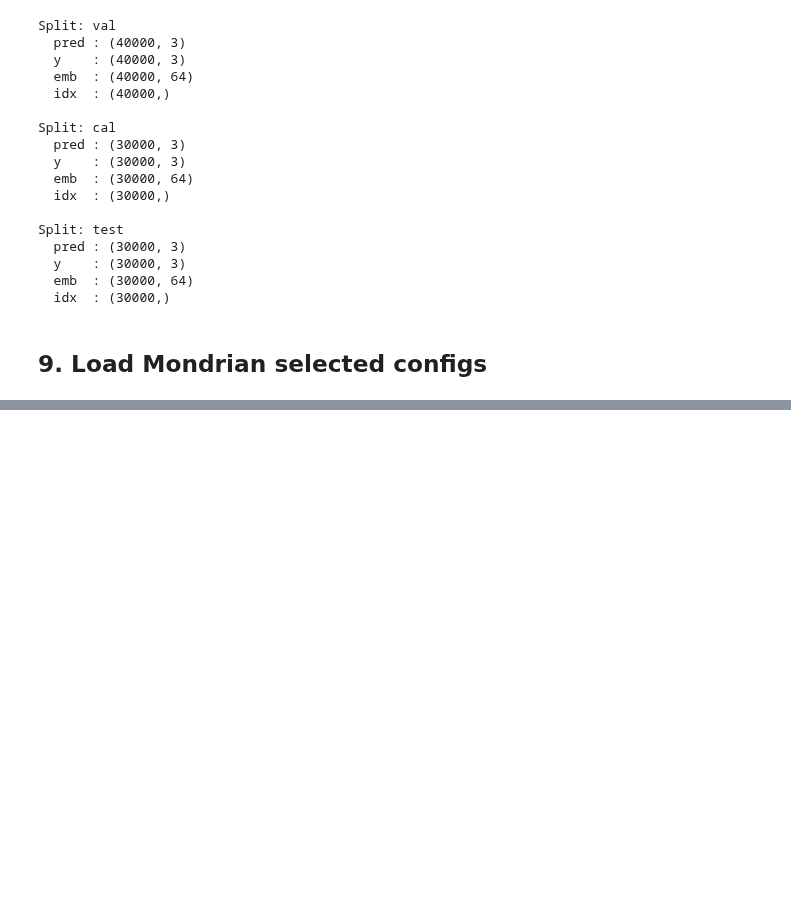
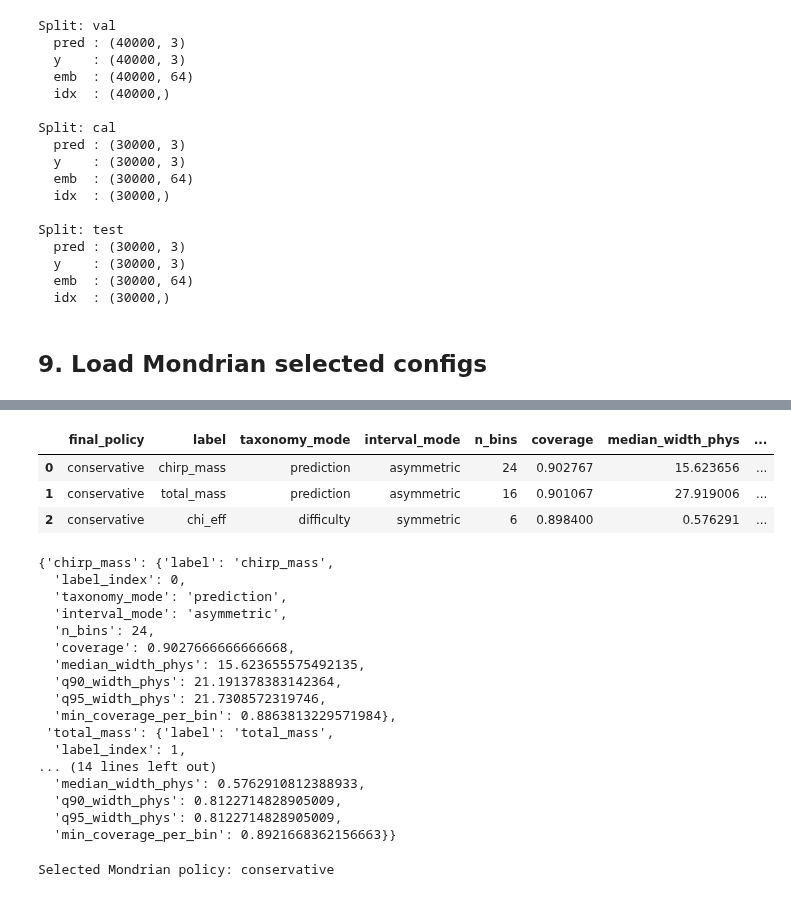
Before and after one commit to victorsh13/Gravitational-Waves-Lab, a Jupyter notebook: cbc_pe/notebooks/05_real_event_inference_m08_sanity.ipynb, the cells around one changed output, grey strips where cells are left out. Saved outputs shown, nothing was run; the diff lists cells and outputs as text; code cells hidden in the pictures; blank space fills up the shorter version.

```diff
--- a/cbc_pe/notebooks/05_real_event_inference_m08_sanity.ipynb
+++ b/cbc_pe/notebooks/05_real_event_inference_m08_sanity.ipynb
@@ -31,10 +31,10 @@ import matplotlib.pyplot as plt
 
 print("Current working directory:", os.getcwd())
 
-PROJECT_ROOT = Path("/home/victor/gw/cbc_pe")
-DATA_ROOT = Path("/home/victor/gw/cbc_pe/data")
-#PROJECT_ROOT = Path("/data/vserrano/gw/Gravitational-Waves-Lab/cbc_pe")
-#DATA_ROOT = Path("/data/vserrano/cbc_pe/data")
+#PROJECT_ROOT = Path("/home/victor/gw/cbc_pe")
+#DATA_ROOT = Path("/home/victor/gw/cbc_pe/data")
+PROJECT_ROOT = Path("/afs/ciemat.es/user/v/vserrano/Desktop/gw/Gravitational-Waves-Lab/cbc_pe")
+DATA_ROOT = Path("/data/vserrano/cbc_pe_data")
 
 if not PROJECT_ROOT.exists():
     raise FileNotFoundError(f"PROJECT_ROOT does not exist: {PROJECT_ROOT}")
@@ -497,13 +524,61 @@ FileNotFoundError: [Errno 2] No such file or directory: '/home/victor/gw/cbc_pe/
 # %%
+
+
 MONDRIAN_POLICY = "conservative"
 
 selected_policy_df = selected_systems_df[
     selected_systems_df["final_policy"] == MONDRIAN_POLICY
 ].copy()
 
 display(selected_policy_df)
+
+assert len(selected_policy_df) == 3
+assert set(selected_policy_df["label"]) == set(label_names)
+
+selected_configs = {}
+
+for _, row in selected_policy_df.iterrows():
+    label = row["label"]
+    selected_configs[label] = {
+        "label": label,
+        "label_index": label_names.index(label),
+        "taxonomy_mode": row["taxonomy_mode"],
+        "interval_mode": row["interval_mode"],
+        "n_bins": int(row["n_bins"]),
+        "coverage": float(row["coverage"]),
+        "median_width_phys": float(row["median_width_phys"]),
+        "q90_width_phys": float(row["q90_width_phys"]),
+        "q95_width_phys": float(row["q95_width_phys"]),
+        "min_coverage_per_bin": float(row["min_coverage_per_bin"]),
+    }
+
+selected_configs
+# %% [output]
+|  | final_policy | label | taxonomy_mode | interval_mode | n_bins | coverage | median_width_phys | ... |
+| 0 | conservative | chirp_mass | prediction | asymmetric | 24 | 0.902767 | 15.623656 | ... |
+| 1 | conservative | total_mass | prediction | asymmetric | 16 | 0.901067 | 27.919006 | ... |
+| 2 | conservative | chi_eff | difficulty | symmetric | 6 | 0.898400 | 0.576291 | ... |
+{'chirp_mass': {'label': 'chirp_mass',
+  'label_index': 0,
+  'taxonomy_mode': 'prediction',
+  'interval_mode': 'asymmetric',
+  'n_bins': 24,
+  'coverage': 0.9027666666666668,
+  'median_width_phys': 15.623655575492135,
+  'q90_width_phys': 21.191378383142364,
+  'q95_width_phys': 21.7308572319746,
+  'min_coverage_per_bin': 0.8863813229571984},
+ 'total_mass': {'label': 'total_mass',
+  'label_index': 1,
+... (14 lines left out)
+  'median_width_phys': 0.5762910812388933,
+  'q90_width_phys': 0.8122714828905009,
+  'q95_width_phys': 0.8122714828905009,
+  'min_coverage_per_bin': 0.8921668362156663}}
 # %%
 assert set(selected_policy_df["label"]) == set(label_names)
 assert len(selected_policy_df) == 3
 
 print("Selected Mondrian policy:", MONDRIAN_POLICY)
+# %% [output]
+Selected Mondrian policy: conservative
```
Also changed, not shown: parts of 27 cells of this notebook.
